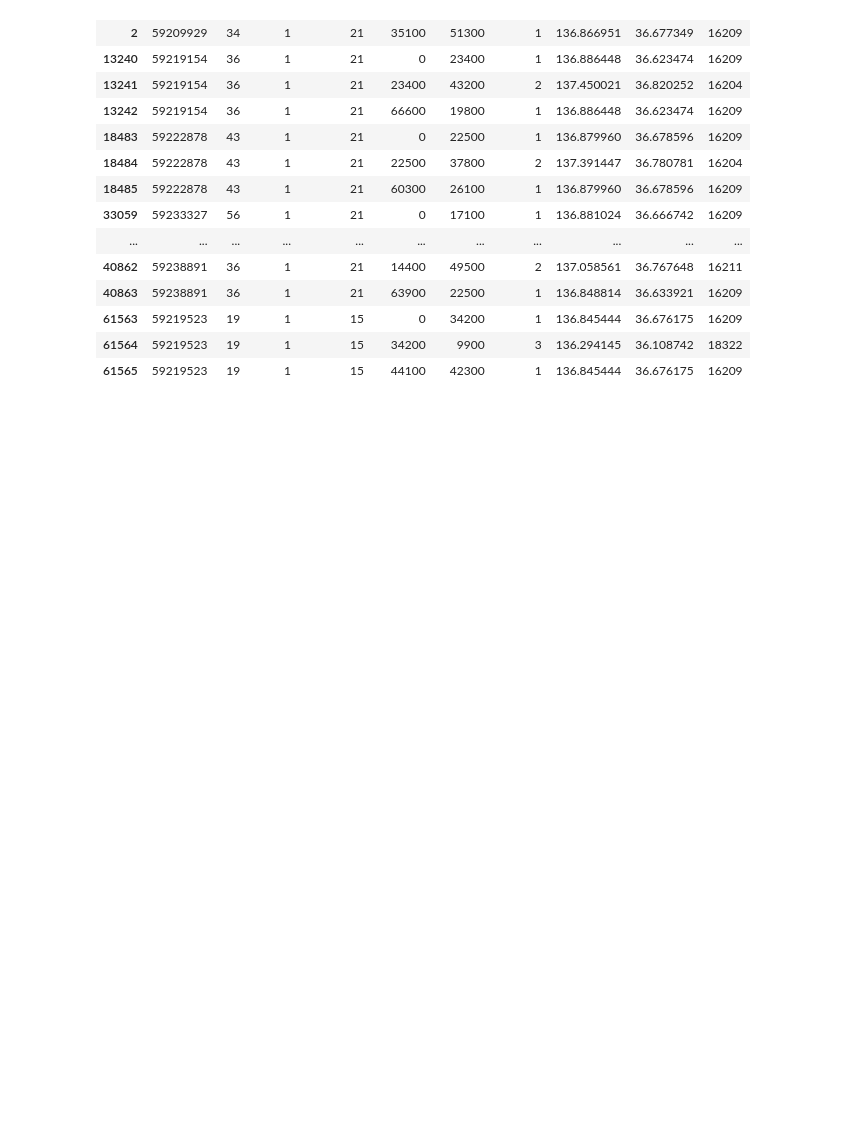
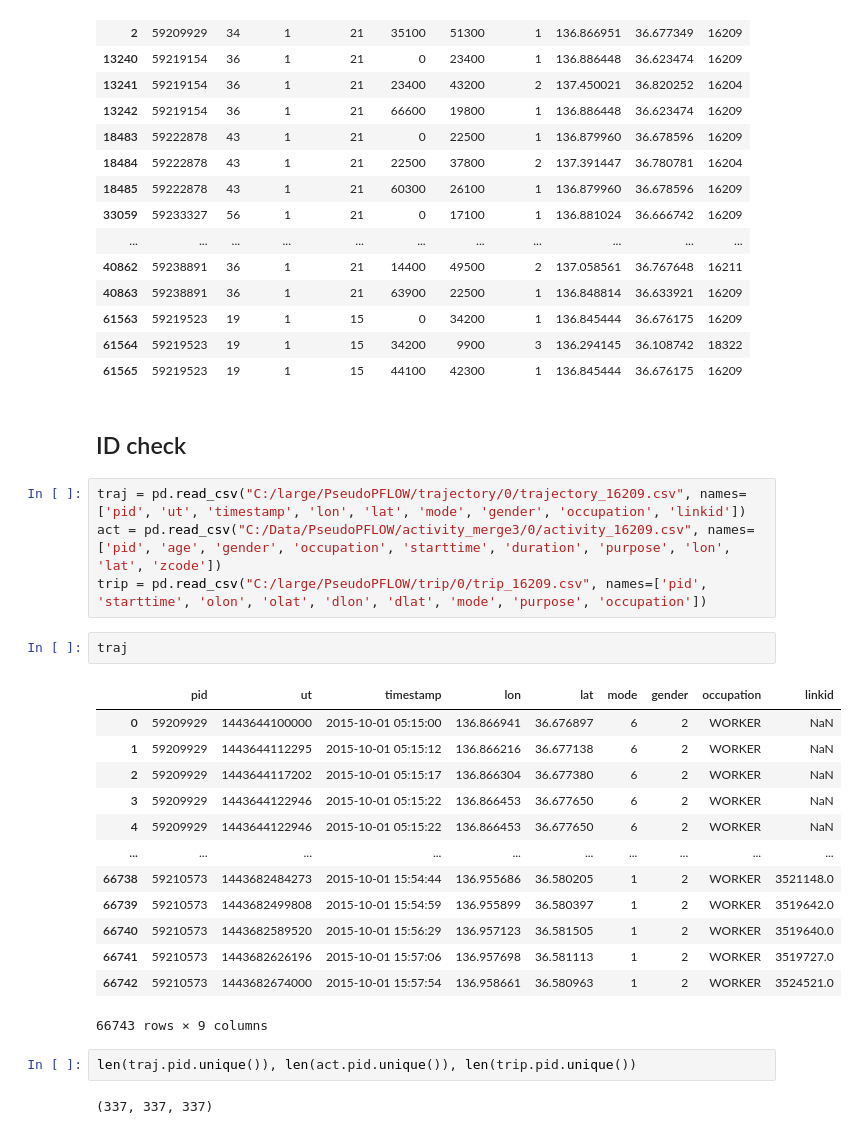
Before and after one commit to sekilab/Pseudo-PFLOW, a Jupyter notebook: target/classes/scripts/Evaluate_Activity.ipynb, the cells around one changed output. Saved outputs shown, nothing was run; the diff lists cells and outputs as text; blank space fills up the shorter version.

```diff
--- a/target/classes/scripts/Evaluate_Activity.ipynb
+++ b/target/classes/scripts/Evaluate_Activity.ipynb
@@ -458,3 +458,29 @@ act[act['uid'].isin(error_ids)]
 | 61563 | 59219523 | 19 | 1 | 15 | 0 | 34200 | 1 | 136.845444 | 36.676175 | 16209 |
 | 61564 | 59219523 | 19 | 1 | 15 | 34200 | 9900 | 3 | 136.294145 | 36.108742 | 18322 |
 | 61565 | 59219523 | 19 | 1 | 15 | 44100 | 42300 | 1 | 136.845444 | 36.676175 | 16209 |
+# %% [markdown]
+## ID check
+# %%
+traj = pd.read_csv("C:/large/PseudoPFLOW/trajectory/0/trajectory_16209.csv", names=['pid', 'ut', 'timestamp', 'lon', 'lat', 'mode', 'gender', 'occupation', 'linkid'])
+act = pd.read_csv("C:/Data/PseudoPFLOW/activity_merge3/0/activity_16209.csv", names=['pid', 'age', 'gender', 'occupation', 'starttime', 'duration', 'purpose', 'lon', 'lat', 'zcode'])
+trip = pd.read_csv("C:/large/PseudoPFLOW/trip/0/trip_16209.csv", names=['pid', 'starttime', 'olon', 'olat', 'dlon', 'dlat', 'mode', 'purpose', 'occupation'])
+# %%
+traj
+# %% [output]
+|  | pid | ut | timestamp | lon | lat | mode | gender | occupation | linkid |
+| 0 | 59209929 | 1443644100000 | 2015-10-01 05:15:00 | 136.866941 | 36.676897 | 6 | 2 | WORKER | NaN |
+| 1 | 59209929 | 1443644112295 | 2015-10-01 05:15:12 | 136.866216 | 36.677138 | 6 | 2 | WORKER | NaN |
+| 2 | 59209929 | 1443644117202 | 2015-10-01 05:15:17 | 136.866304 | 36.677380 | 6 | 2 | WORKER | NaN |
+| 3 | 59209929 | 1443644122946 | 2015-10-01 05:15:22 | 136.866453 | 36.677650 | 6 | 2 | WORKER | NaN |
+| 4 | 59209929 | 1443644122946 | 2015-10-01 05:15:22 | 136.866453 | 36.677650 | 6 | 2 | WORKER | NaN |
+| ... | ... | ... | ... | ... | ... | ... | ... | ... | ... |
+| 66738 | 59210573 | 1443682484273 | 2015-10-01 15:54:44 | 136.955686 | 36.580205 | 1 | 2 | WORKER | 3521148.0 |
+| 66739 | 59210573 | 1443682499808 | 2015-10-01 15:54:59 | 136.955899 | 36.580397 | 1 | 2 | WORKER | 3519642.0 |
+| 66740 | 59210573 | 1443682589520 | 2015-10-01 15:56:29 | 136.957123 | 36.581505 | 1 | 2 | WORKER | 3519640.0 |
+| 66741 | 59210573 | 1443682626196 | 2015-10-01 15:57:06 | 136.957698 | 36.581113 | 1 | 2 | WORKER | 3519727.0 |
+| 66742 | 59210573 | 1443682674000 | 2015-10-01 15:57:54 | 136.958661 | 36.580963 | 1 | 2 | WORKER | 3524521.0 |
+66743 rows × 9 columns
+# %%
+len(traj.pid.unique()), len(act.pid.unique()), len(trip.pid.unique())
+# %% [output]
+(337, 337, 337)
```
Also changed, not shown: parts of 2 cells of this notebook, 4 other files.
